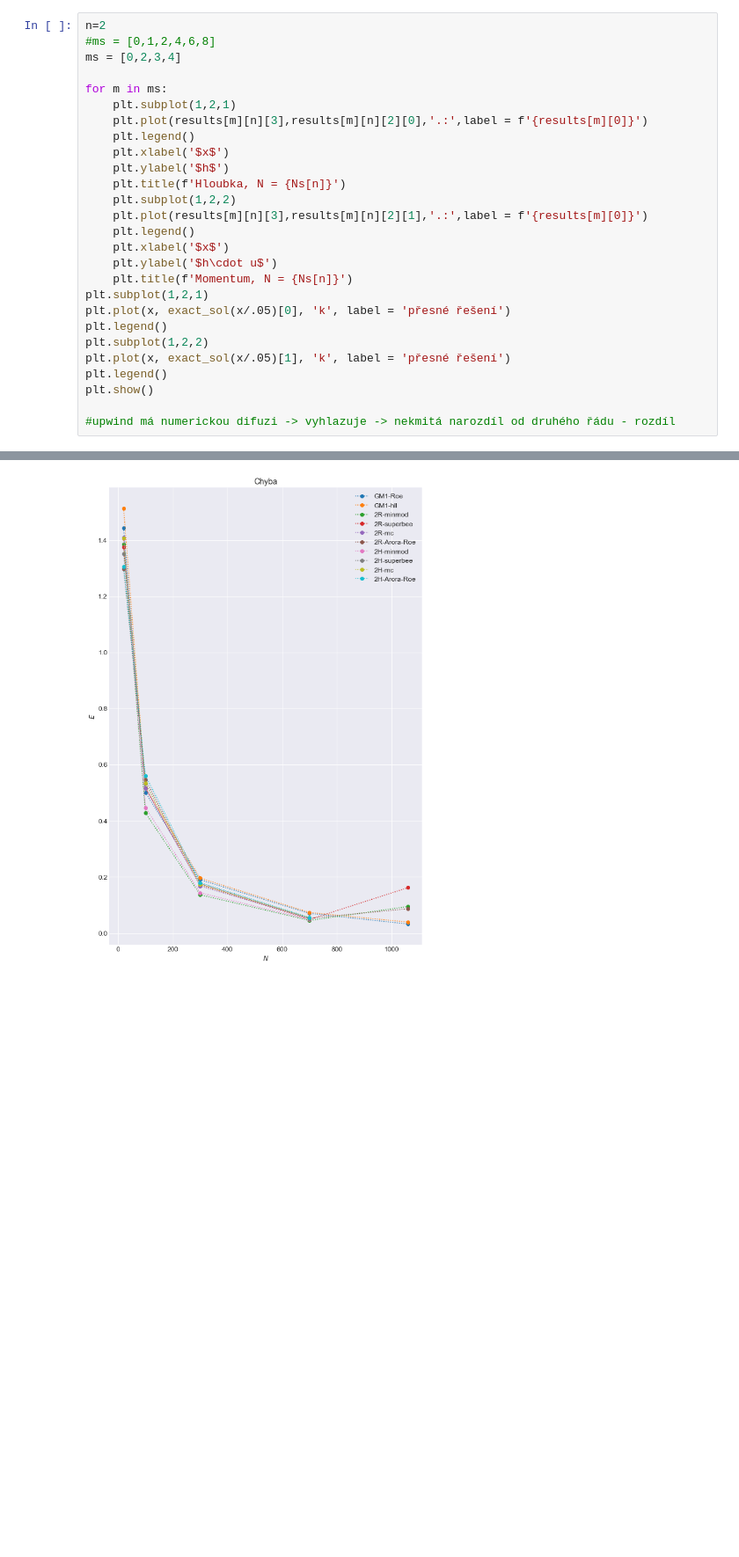
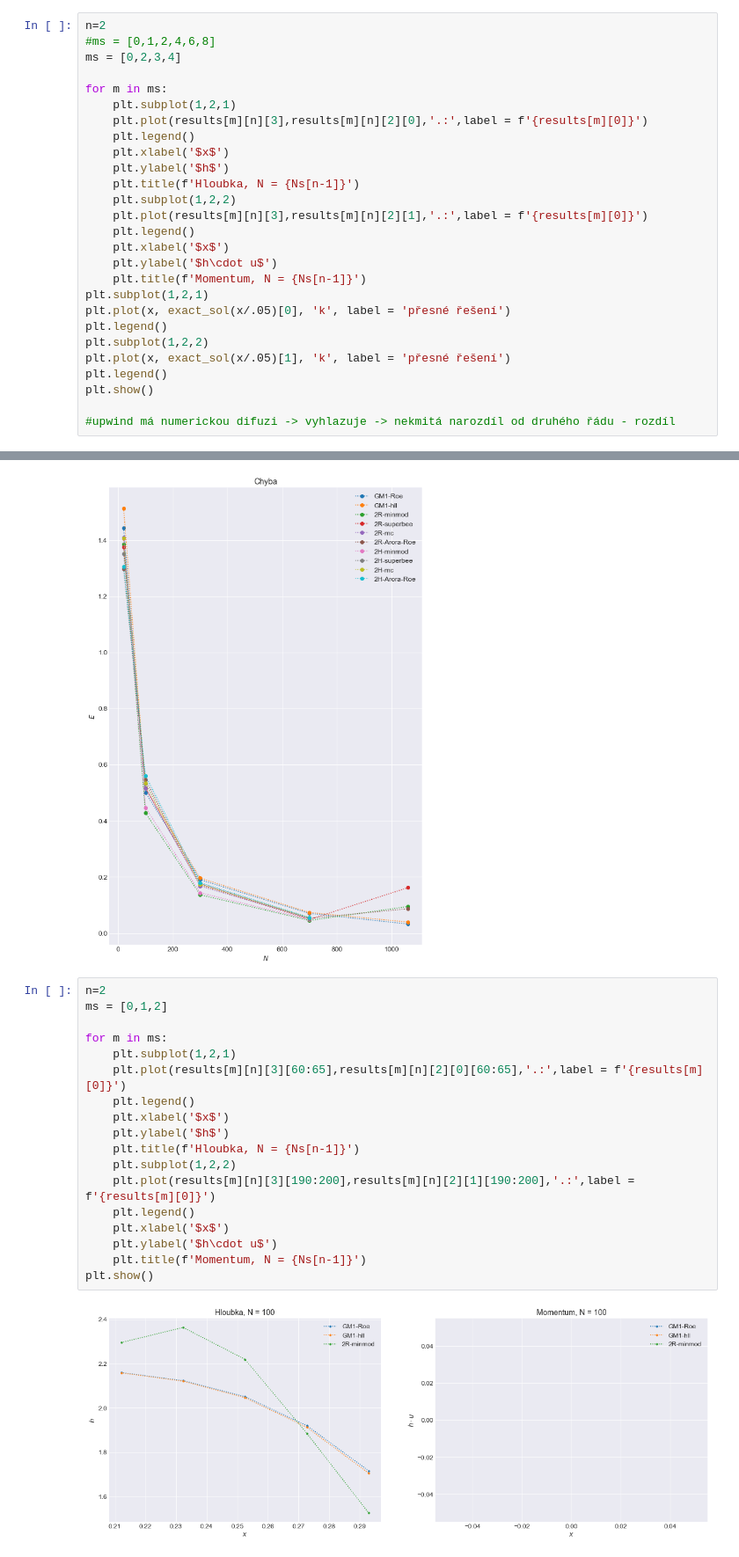
Before and after one commit to honzapulpan/fav-SNM2, a Jupyter notebook: SNM2-semestrálka.ipynb, the cells around one changed output, grey strips where cells are left out. Shown at 88% size. Saved outputs shown, nothing was run; the diff lists cells and outputs as text; blank space fills up the shorter version.

```diff
--- a/SNM2-semestrálka.ipynb
+++ b/SNM2-semestrálka.ipynb
@@ -334,13 +360,13 @@ for m in ms:
     plt.legend()
     plt.xlabel('$x$')
     plt.ylabel('$h$')
-    plt.title(f'Hloubka, N = {Ns[n]}')
+    plt.title(f'Hloubka, N = {Ns[n-1]}')
     plt.subplot(1,2,2)
     plt.plot(results[m][n][3],results[m][n][2][1],'.:',label = f'{results[m][0]}')
     plt.legend()
     plt.xlabel('$x$')
     plt.ylabel('$h\cdot u$')
-    plt.title(f'Momentum, N = {Ns[n]}')
+    plt.title(f'Momentum, N = {Ns[n-1]}')
 plt.subplot(1,2,1)
 plt.plot(x, exact_sol(x/.05)[0], 'k', label = 'přesné řešení')
 plt.legend()
@@ -365,3 +391,23 @@ plt.legend()
 plt.show()
 # %% [output]
 [figure]
+# %%
+n=2
+ms = [0,1,2]
+
+for m in ms:
+    plt.subplot(1,2,1)
+    plt.plot(results[m][n][3][60:65],results[m][n][2][0][60:65],'.:',label = f'{results[m][0]}')
+    plt.legend()
+    plt.xlabel('$x$')
+    plt.ylabel('$h$')
+    plt.title(f'Hloubka, N = {Ns[n-1]}')
+    plt.subplot(1,2,2)
+    plt.plot(results[m][n][3][190:200],results[m][n][2][1][190:200],'.:',label = f'{results[m][0]}')
+    plt.legend()
+    plt.xlabel('$x$')
+    plt.ylabel('$h\cdot u$')
+    plt.title(f'Momentum, N = {Ns[n-1]}')
+plt.show()
+# %% [output]
+[figure, added]
```
Also changed, not shown: parts of 3 cells of this notebook.
